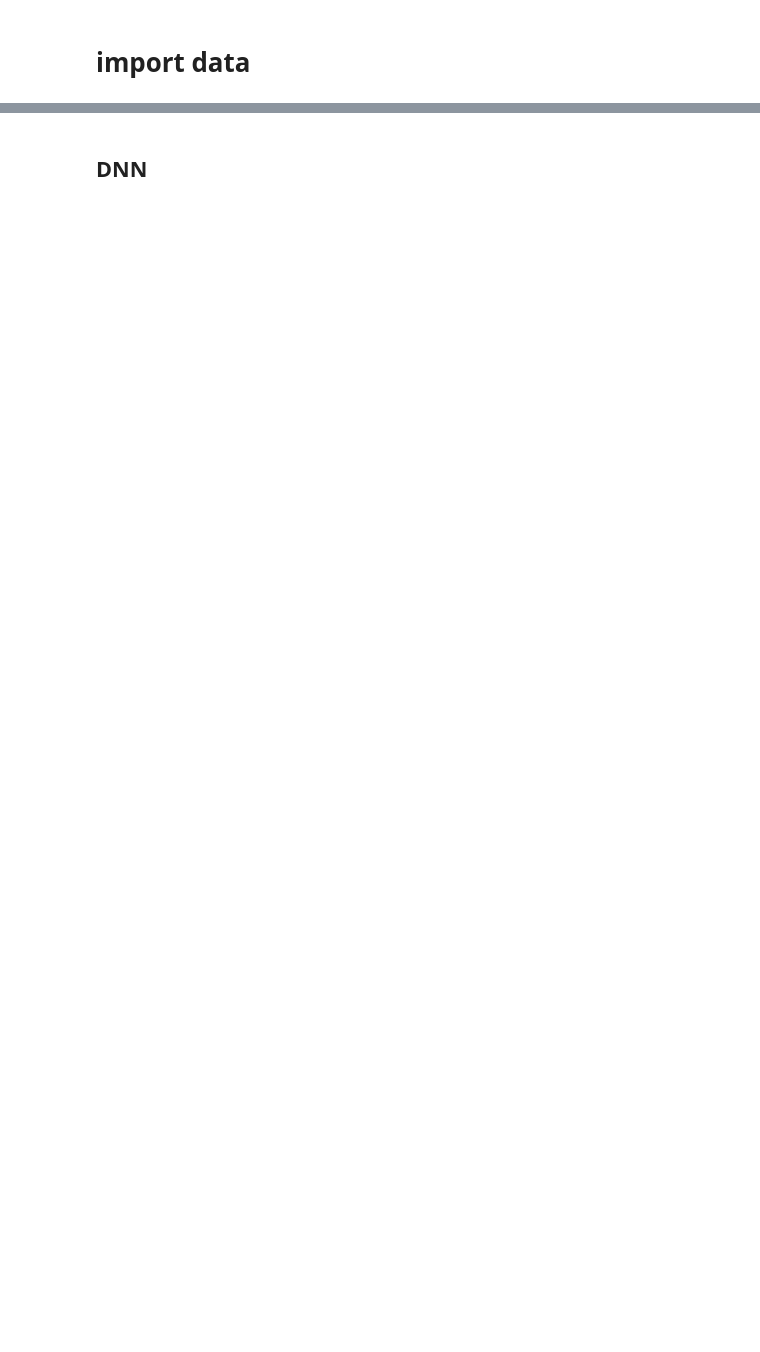
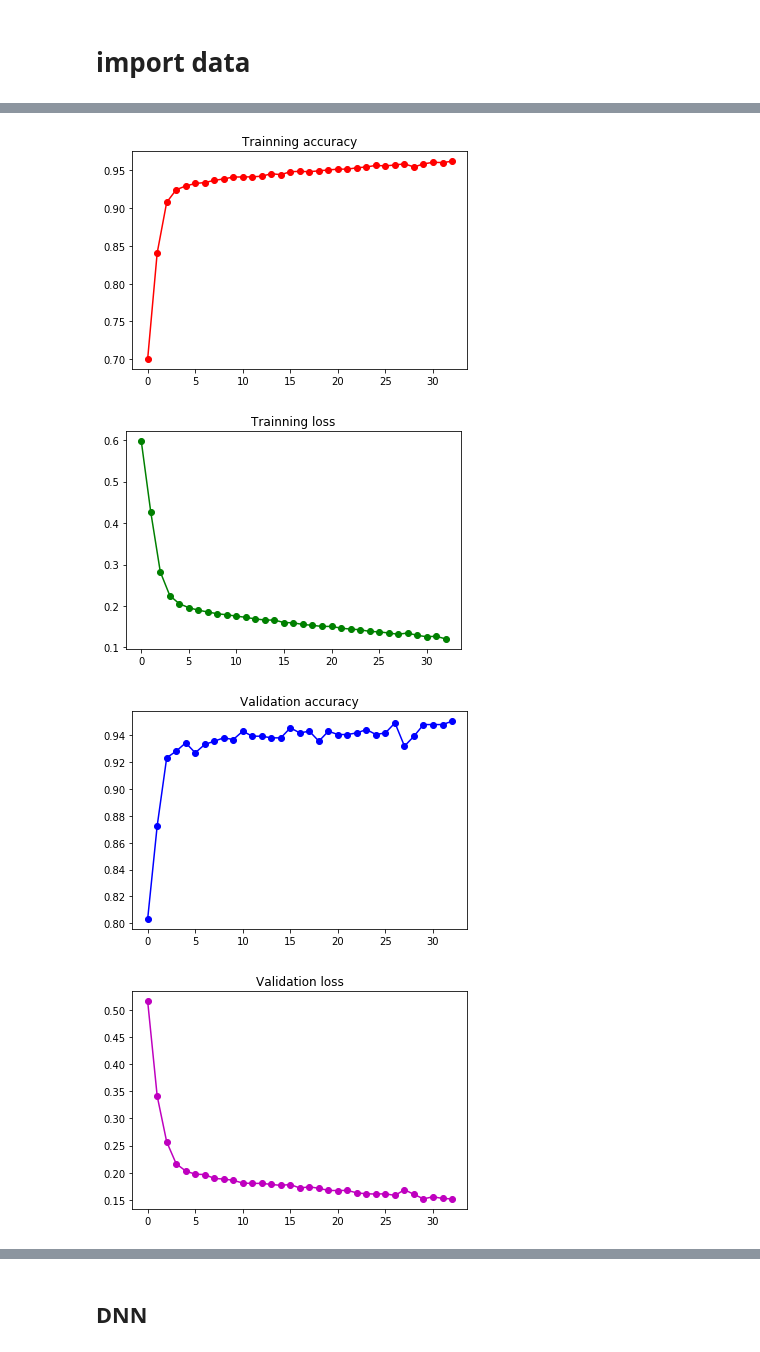
Before and after one commit to SylviaCHS/BME590_ML_Final_Project, a Jupyter notebook: BME590_Final_Project_keras.ipynb, the cells around one changed output, grey strips where cells are left out. Cells and saved outputs as stored; diff of their text form; code cells hidden in the pictures; blank space fills up the shorter version.

```diff
--- a/BME590_Final_Project_keras.ipynb
+++ b/BME590_Final_Project_keras.ipynb
@@ -57,5 +57,9 @@ Training data shape (7268, 100, 100, 3)
 # %%
-def train_data(model, loss, val_loss):
+def train_data(model):
+    loss = []
+    acc = []
+    val_loss = []
+    val_acc = []
     early_stop = tf.keras.callbacks.EarlyStopping(monitor='val_loss', min_delta=1e-3, patience=3)
     tensorboard = tf.keras.callbacks.TensorBoard(log_dir='logs/{}'.format('model_name'))
     hist = model.fit(X_train, y_train,
@@ -68,6 +72,7 @@ def train_data(model, loss, val_loss):
     #val_err.append(hist.history['val_mean_absolute_error'][-1]) # a dict
     loss.append(hist.history['loss'][-1])
     val_loss.append(hist.history['val_loss'][-1])
-
+    acc.append(hist.history['acc'][-1])
+    val_acc.append(hist.history['val_acc'][-1])
 
     return loss, val_loss, hist
@@ -74,6 +81,5 @@ def train_data(model, loss, val_loss):
 # %%
-# Example CNN used in class
-def VGG_cifar100(activ):
+def VGG(activ):
     model = tf.keras.Sequential([
         tf.keras.layers.Conv2D(64, (3,3), padding='same', activation=activ, input_shape=(100, 100, 3)),
         tf.keras.layers.MaxPool2D(padding='same'),
@@ -178,0 +163,22 @@ Epoch 27/50
+# %%
+def plot_acc_and_loss(hist):
+    acc = hist.history['acc']
+    loss = hist.history['loss']
+    val_acc = hist.history['val_acc']
+    val_loss = hist.history['val_loss']
+
+    plt.plot(acc, 'r-o')
+    plt.title("Trainning accuracy")
+    plt.show()
+
+    plt.plot(loss, 'g-o')
+    plt.title("Trainning loss")
+    plt.show()
+
+    plt.plot(val_acc, 'b-o')
+    plt.title("Validation accuracy")
+    plt.show()
+
+    plt.plot(val_loss, 'm-o')
+    plt.title("Validation loss")
+    plt.show()
@@ -178,0 +212,4 @@ Epoch 27/50
+# %%
+activ = 'tanh'
+model_VGG2, param_VGG2 = VGG(activ)
+loss_VGG2, val_loss_VGG2, hist_VGG2= train_data(model_VGG2)
@@ -178,0 +234,7 @@ Epoch 27/50
+# %%
+plot_acc_and_loss(hist_VGG2)
+# %% [output]
+[figure, added]
+[figure, added]
+[figure, added]
+[figure, added]
```
Also changed, not shown: parts of 51 cells of this notebook.
